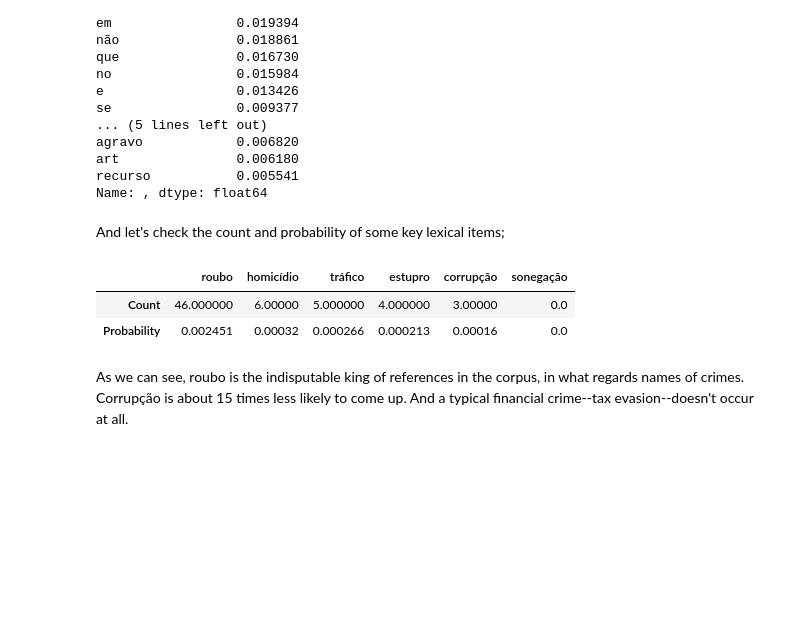
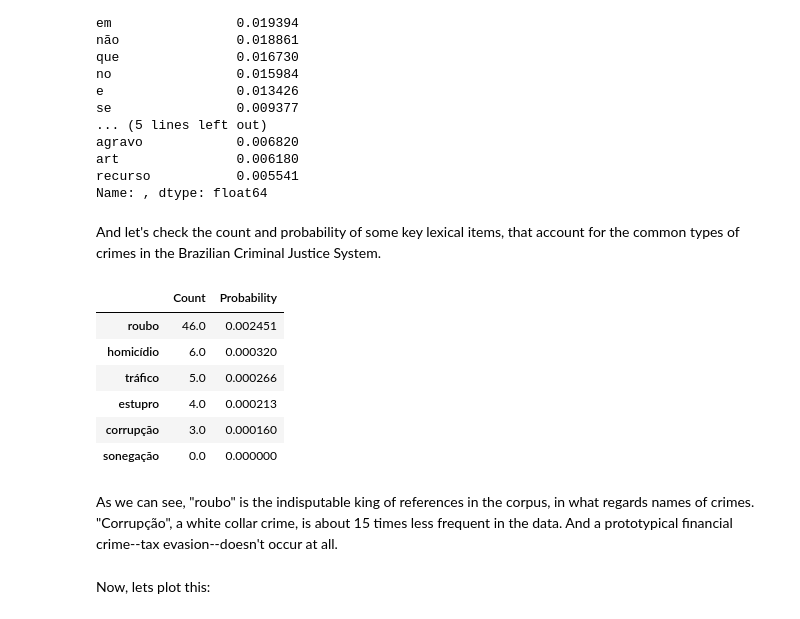
Before and after one commit to joaoppadua/stj_reconhecimento_de_pessoas, a Jupyter notebook: Mixed_methods_CUP.ipynb, the cells around one changed output. Cells and saved outputs as stored; diff of their text form; code cells hidden in the pictures; blank space fills up the shorter version.

```diff
--- a/Mixed_methods_CUP.ipynb
+++ b/Mixed_methods_CUP.ipynb
@@ -205,7 +313,7 @@ art               0.006180
 recurso           0.005541
 Name: , dtype: float64
 # %% [markdown]
-And let's check the count and probability of some key lexical items;
+And let's check the count and probability of some key lexical items, that account for the common types of crimes in the Brazilian Criminal Justice System.
 # %%
 lexical_l = ['roubo', 'homicídio', 'tráfico', 'estupro', 'corrupção', 'sonegação']
 lexical_d = {}
@@ -214,10 +322,16 @@ for i in lexical_l:
   lexical_d[i] = (fdist[i], fdist.freq(i))
 # %%
 df_lexical_items = pd.DataFrame(lexical_d, index=['Count', 'Probability'])
-df_lexical_items
+df_lexical_items.transpose()
 # %% [output]
-|  | roubo | homicídio | tráfico | estupro | corrupção | sonegação |
-| Count | 46.000000 | 6.00000 | 5.000000 | 4.000000 | 3.00000 | 0.0 |
-| Probability | 0.002451 | 0.00032 | 0.000266 | 0.000213 | 0.00016 | 0.0 |
+|  | Count | Probability |
+| roubo | 46.0 | 0.002451 |
+| homicídio | 6.0 | 0.000320 |
+| tráfico | 5.0 | 0.000266 |
+| estupro | 4.0 | 0.000213 |
+| corrupção | 3.0 | 0.000160 |
+| sonegação | 0.0 | 0.000000 |
 # %% [markdown]
-As we can see, roubo is the indisputable king of references in the corpus, in what regards names of crimes. Corrupção is about 15 times less likely to come up. And a typical financial crime--tax evasion--doesn't occur at all.
+As we can see, "roubo" is the indisputable king of references in the corpus, in what regards names of crimes. "Corrupção", a white collar crime, is about 15 times less frequent in the data. And a prototypical financial crime--tax evasion--doesn't occur at all.
+# %% [markdown]
+Now, lets plot this:
```
Also changed, not shown: parts of 21 cells of this notebook.
